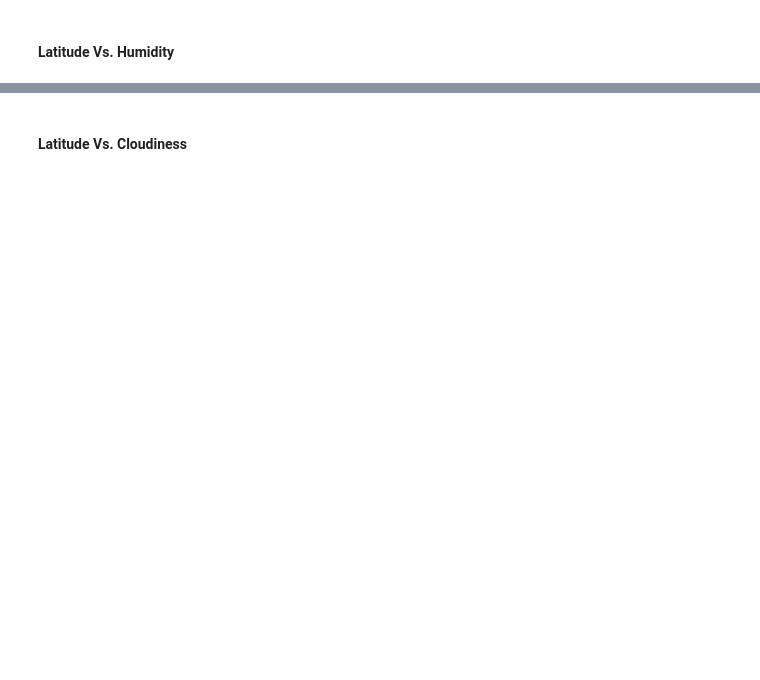
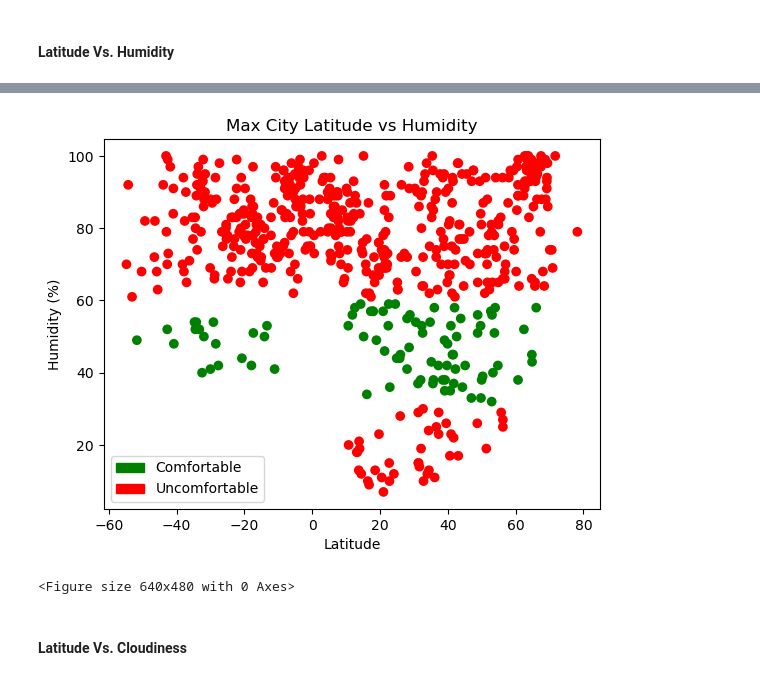
Before and after one commit to kuromasadev/python-api-challenge, a Jupyter notebook: WeatherPy/WeatherPy.ipynb, the cells around one changed output, grey strips where cells are left out. Drawn from its saved outputs; the diff is of its cells as text; code cells hidden in the pictures; blank space fills up the shorter version.

```diff
--- a/WeatherPy/WeatherPy.ipynb
+++ b/WeatherPy/WeatherPy.ipynb
@@ -218,2 +227,38 @@ plt.show()
+# %%
+# Build the scatter plots for latitude vs. humidity
+
+# classify humidity into comfortable and uncomfortable categories
+humid_bins = [0, 30, 60, 100]
+humid_labels = ['Uncomfortable', 'Comfortable', 'Uncomfortable']
+city_data_df['Humidity Category'] = pd.cut(city_data_df['Humidity'],\
+                                            bins=humid_bins,\
+                                            labels=humid_labels,\
+                                            include_lowest=True,\
+                                            ordered=False)
+
+# create a color map for the humidity categories
+humid_colors = {'Comfortable': 'green', 'Uncomfortable': 'red'}
+city_data_df['Humidity Color'] = city_data_df['Humidity Category'].map(humid_colors)
+
+# Incorporate the other graph properties
+
+plt.scatter(city_data_df['Lat'], city_data_df['Humidity'], c=city_data_df['Humidity Color'])
+
+# add a legend and set the axis labels
+plt.legend(handles=[plt.Circle((0, 0), 1, color='green'), plt.Circle((0, 0), 1, color='red')], labels=['Comfortable', 'Uncomfortable'])
+plt.xlabel('Latitude')
+plt.ylabel('Humidity (%)')
+plt.title('Max City Latitude vs Humidity')
+
+plt.show()
+
+# Save the figure
+plt.savefig("output_data/Fig2.png")
+
+# Show plot
+plt.show()
+# %% [output]
+[figure, added]
+<Figure size 640x480 with 0 Axes>
 # %% [markdown]
 #### Latitude Vs. Cloudiness
```
Also changed, not shown: parts of 10 cells of this notebook, 2 other files.
